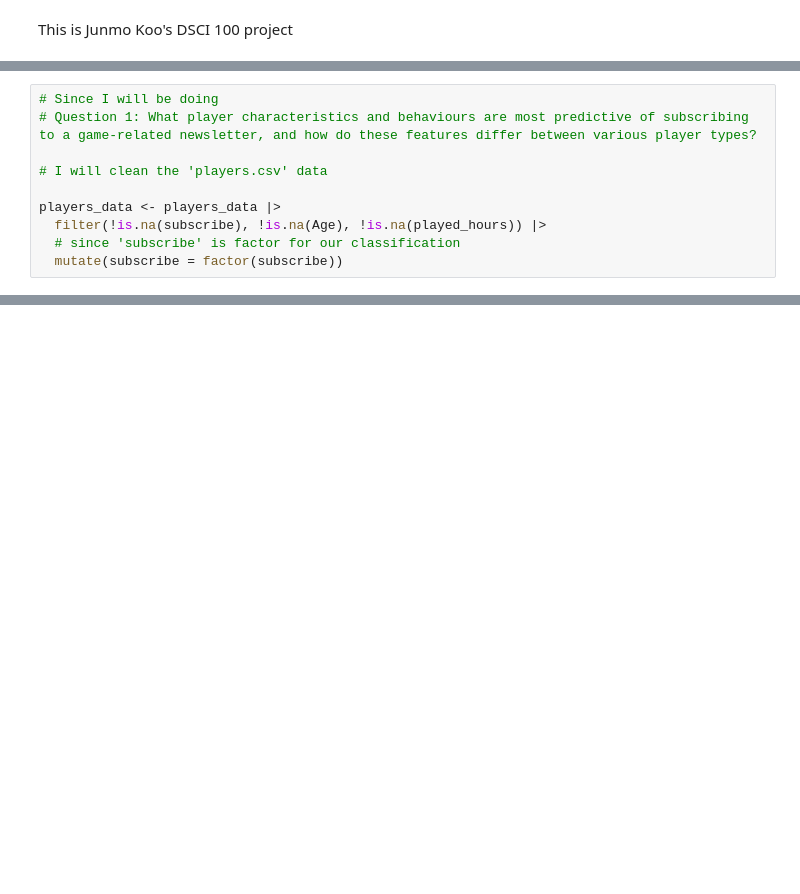
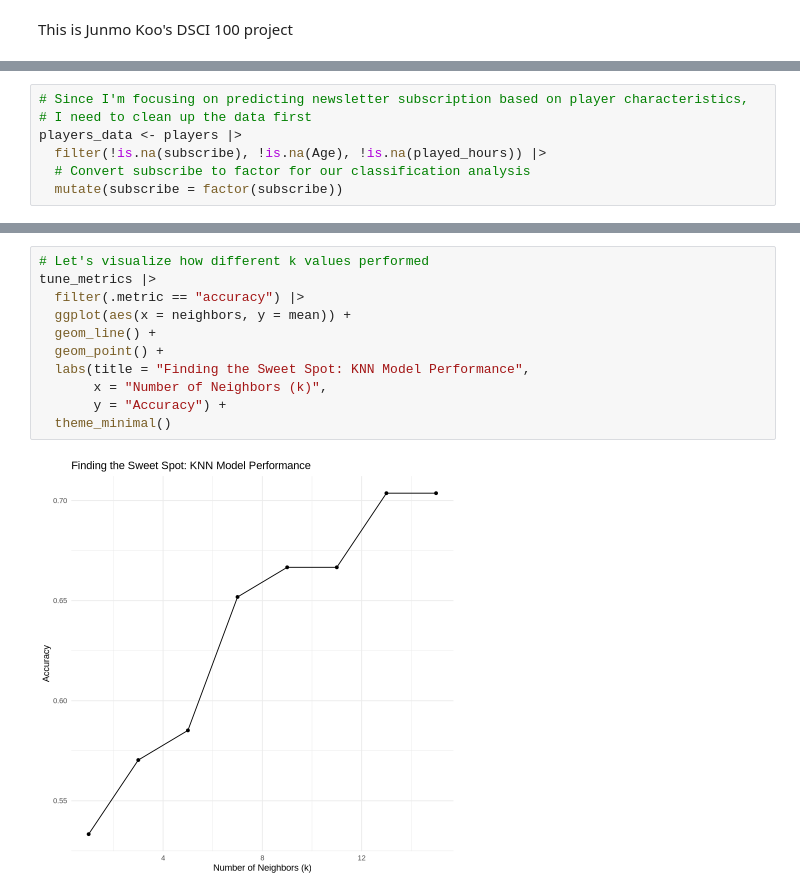
Before and after one commit to sushifromkfc/dsci-100-2025ss-002, a Jupyter notebook: DSCI 100 Porject 002.ipynb, the cells around one changed output, grey strips where cells are left out. Saved outputs shown, nothing was run; the diff lists cells and outputs as text; blank space fills up the shorter version.

```diff
--- a/DSCI 100 Porject 002.ipynb
+++ b/DSCI 100 Porject 002.ipynb
@@ -55,10 +103,7 @@ A tibble: 6 × 5
 # %%
-# Since I will be doing
-# Question 1: What player characteristics and behaviours are most predictive of subscribing to a game-related newsletter, and how do these features differ between various player types?
-
-# I will clean the 'players.csv' data
-
-players_data <- players_data |>
+# Since I'm focusing on predicting newsletter subscription based on player characteristics,
+# I need to clean up the data first
+players_data <- players |>
   filter(!is.na(subscribe), !is.na(Age), !is.na(played_hours)) |>
-  # since 'subscribe' is factor for our classification
+  # Convert subscribe to factor for our classification analysis
   mutate(subscribe = factor(subscribe))
@@ -125,0 +173,13 @@ ERROR: Error in `metric_set()`:
+# %%
+# Let's visualize how different k values performed
+tune_metrics |>
+  filter(.metric == "accuracy") |>
+  ggplot(aes(x = neighbors, y = mean)) +
+  geom_line() +
+  geom_point() +
+  labs(title = "Finding the Sweet Spot: KNN Model Performance",
+       x = "Number of Neighbors (k)",
+       y = "Accuracy") +
+  theme_minimal()
+# %% [output]
+[figure, added]
```
Also changed, not shown: parts of 21 cells of this notebook.
